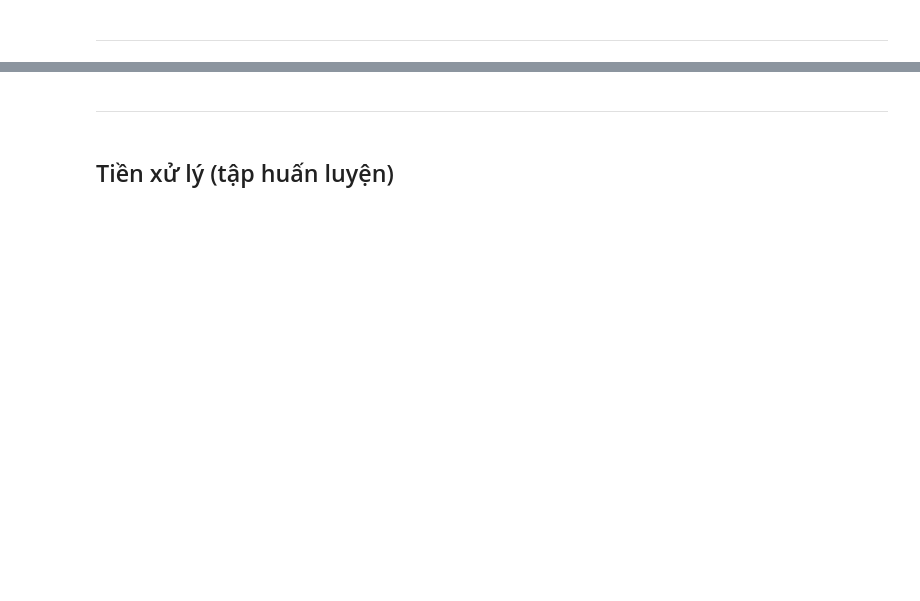
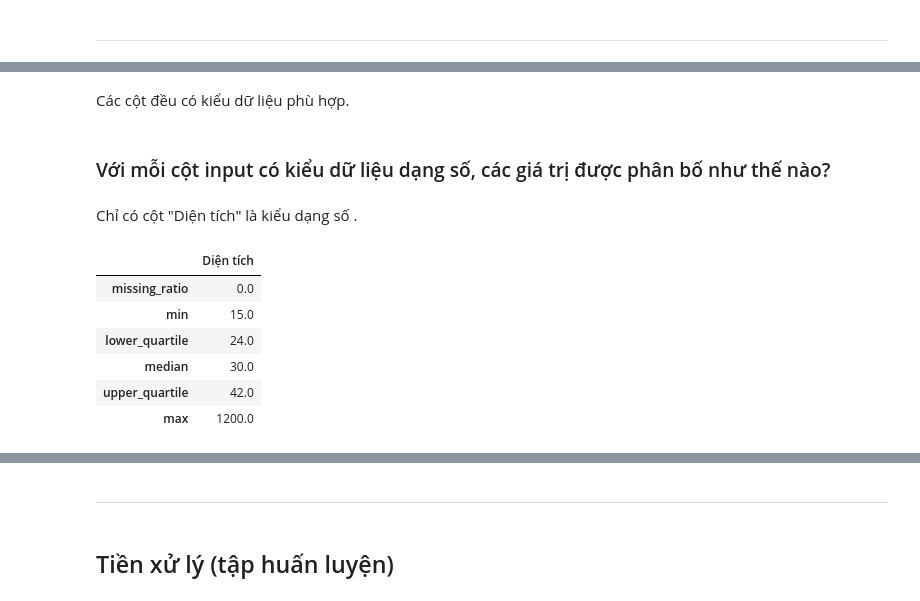
Before and after one commit to huuthang2509/DoAn-CK---NMKHDL, a Jupyter notebook: notebooks/DoAnCuoiKy.ipynb, the cells around one changed output, grey strips where cells are left out. Cells and saved outputs as stored; diff of their text form; code cells hidden in the pictures; blank space fills up the shorter version.

```diff
--- a/notebooks/DoAnCuoiKy.ipynb
+++ b/notebooks/DoAnCuoiKy.ipynb
@@ -220,0 +256,26 @@ test_X_df.shape, test_y_sr.shape
+# %% [markdown]
+Các cột đều có kiểu dữ liệu phù hợp.
+# %% [markdown]
+### Với mỗi cột input có kiểu dữ liệu dạng số, các giá trị được phân bố như thế nào?
+# %% [markdown]
+Chỉ có cột "Diện tích" là kiểu dạng số .
+# %%
+num_cols = ['Diện tích']
+X_df = train_X_df[num_cols]
+def missing_ratio(df):
+    return (df.isna().mean() * 100).round(1)
+def lower_quartile(df):
+    return df.quantile(0.25).round(1)
+def median(df):
+    return df.quantile(0.5).round(1)
+def upper_quartile(df):
+    return df.quantile(0.75).round(1)
+X_df.agg([missing_ratio, 'min', lower_quartile, median, upper_quartile, 'max'])
+# %% [output]
+|  | Diện tích |
+| missing_ratio | 0.0 |
+| min | 15.0 |
+| lower_quartile | 24.0 |
+| median | 30.0 |
+| upper_quartile | 42.0 |
+| max | 1200.0 |
```
Also changed, not shown: parts of 27 cells of this notebook, 1 other file.
